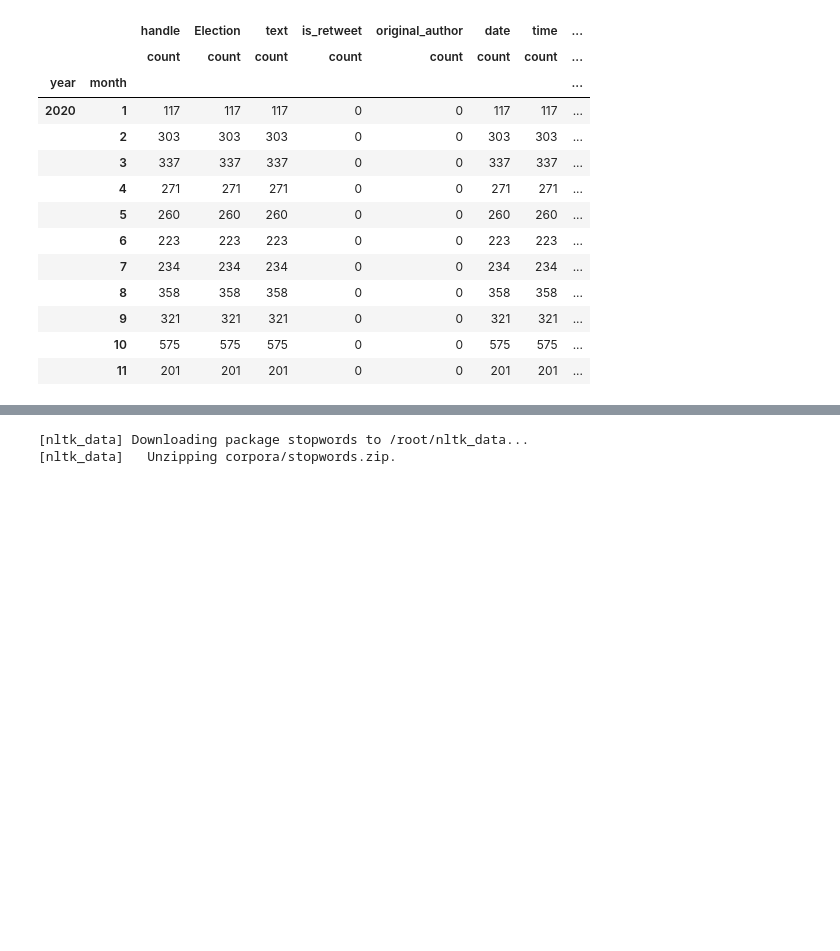
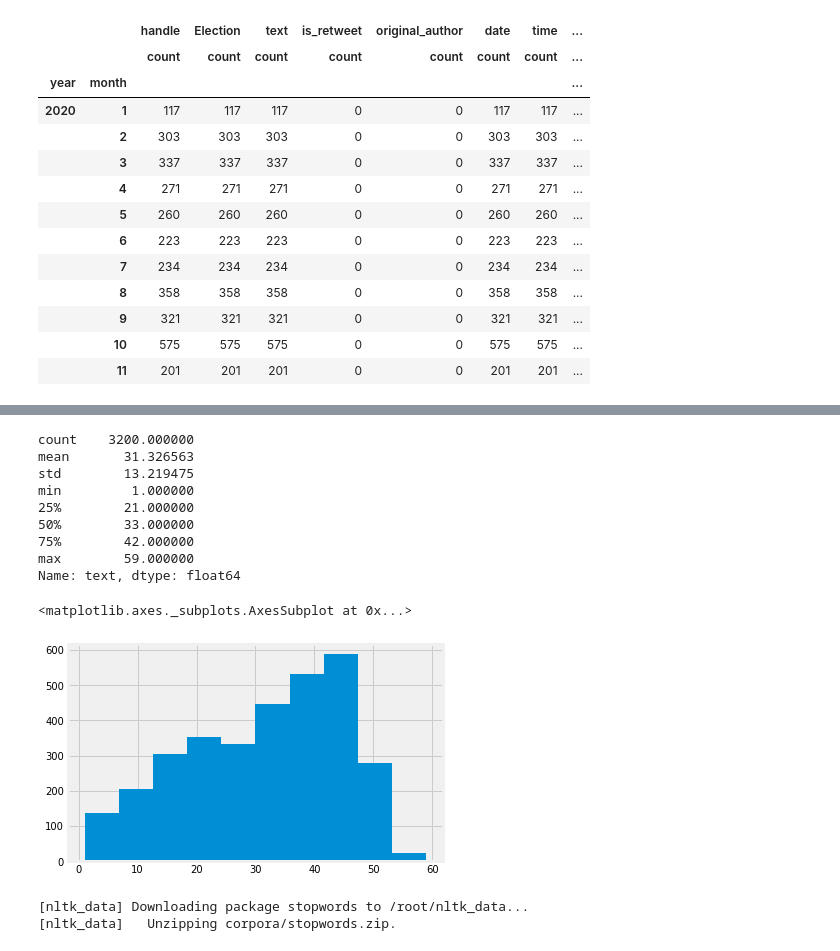
Before and after one commit to DinaTTomoum/Thesis2021, a Jupyter notebook: bidenngrams.ipynb, the cells around one changed output, grey strips where cells are left out. Drawn from its saved outputs; the diff is of its cells as text; code cells hidden in the pictures; blank space fills up the shorter version.

```diff
--- a/bidenngrams.ipynb
+++ b/bidenngrams.ipynb
@@ -68,3 +68,20 @@ data.head()
+# %%
+#We calculate the number of words in each tweet and look at the length distribution.
+lens = data.text.str.split().apply(lambda x: len(x))
+print(lens.describe())
+lens.hist()
+# %% [output]
+count    3200.000000
+mean       31.326563
+std        13.219475
+min         1.000000
+25%        21.000000
+50%        33.000000
+75%        42.000000
+max        59.000000
+Name: text, dtype: float64
+<matplotlib.axes._subplots.AxesSubplot at 0x...>
+[figure, added]
 # %%
 import nltk
 nltk.download('stopwords')
```
Also changed, not shown: parts of 1 cell of this notebook.
